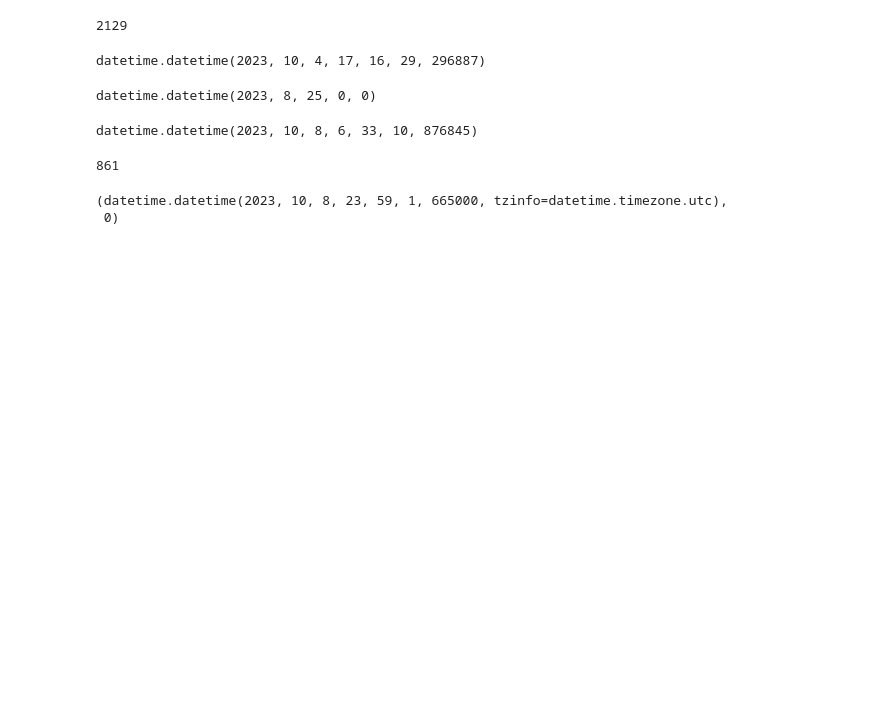
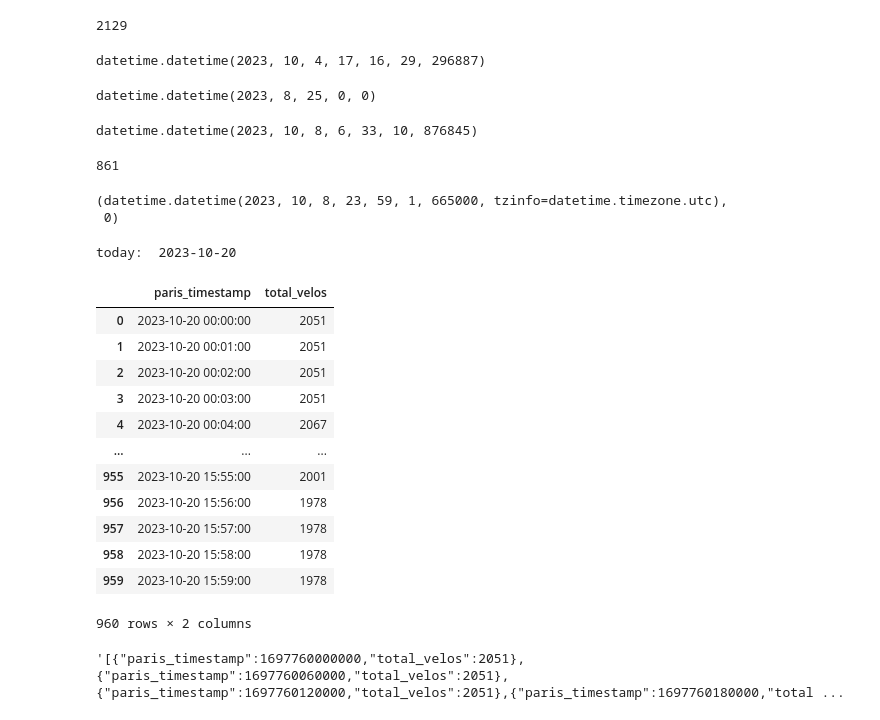
Before and after one commit to yzpt/vlille_gcp, a Jupyter notebook: dashboard/nb.ipynb, the cells around one changed output. Saved outputs shown, nothing was run; the diff lists cells and outputs as text; code cells hidden in the pictures; blank space fills up the shorter version.

```diff
--- a/dashboard/nb.ipynb
+++ b/dashboard/nb.ipynb
@@ -910,3 +911,36 @@ data[-1]
 # %% [output]
 (datetime.datetime(2023, 10, 8, 23, 59, 1, 665000, tzinfo=datetime.timezone.utc),
  0)
+# %%
+from google.cloud import bigquery
+from datetime import datetime, timedelta
+import os
+import pandas as pd
+
+os.environ["GOOGLE_APPLICATION_CREDENTIALS"] = "app/key-vlille-gcp.json"
+
+client = bigquery.Client()
+
+today = (datetime.utcnow() + timedelta(hours=2)).date()
+print('today: ', today)
+query = f"""
+        SELECT TIMESTAMP_ADD(record_timestamp, INTERVAL 2 HOUR) AS paris_timestamp,
+            SUM(nb_velos_dispo) AS total_velos
+        FROM
+            `vlille-gcp.vlille_gcp_dataset.records`
+        WHERE
+            record_timestamp >= TIMESTAMP_SUB('{today}', INTERVAL 2 HOUR)
+        GROUP BY
+            paris_timestamp
+        HAVING
+            total_velos > 1500 AND total_velos < 2300
+        ORDER BY
+            paris_timestamp ASC;
+        """
+
+# Run the BigQuery query
+query_job = client.query(query)
+results = query_job.result()
+data = [(row.paris_timestamp, row.total_velos) for row in results if row.total_velos > 1500 and row.total_velos < 2300]
+# %% [output]
+today:  2023-10-20
@@ -912,0 +951,41 @@ data[-1]
+# %%
+def add_missing_rows(input_df):
+    new_rows = []
+    for index, row in input_df.iterrows():
+        if index < len(input_df) - 1:
+            next_row = input_df.iloc[index + 1]
+            time_diff = (next_row['paris_timestamp'] - row['paris_timestamp']).total_seconds()
+            if time_diff > 60:  # If the time difference is greater than 1 minute
+                current_time = row['paris_timestamp']
+                while (current_time + timedelta(minutes=1)) < next_row['paris_timestamp']:
+                    current_time += timedelta(minutes=1)
+                    new_row = {
+                        'paris_timestamp': current_time,
+                        'total_velos': row['total_velos']
+                    }
+                    new_rows.append(new_row)
+    # Create a new DataFrame with missing rows
+    new_df = pd.concat([input_df, pd.DataFrame(new_rows)], ignore_index=True)
+    # Sort the DataFrame by 'paris_timestamp'
+    new_df = new_df.sort_values(by='paris_timestamp').reset_index(drop=True)
+    return new_df
+# %%
+df = pd.DataFrame(data, columns=['paris_timestamp', 'total_velos'])
+df['paris_timestamp'] = pd.to_datetime(df['paris_timestamp']).dt.strftime('%Y-%m-%d %H:%M')
+df['paris_timestamp'] = pd.to_datetime(df['paris_timestamp'])
+df = add_missing_rows(df)
+df
+# %% [output]
+|  | paris_timestamp | total_velos |
+| 0 | 2023-10-20 00:00:00 | 2051 |
+| 1 | 2023-10-20 00:01:00 | 2051 |
+| 2 | 2023-10-20 00:02:00 | 2051 |
+| 3 | 2023-10-20 00:03:00 | 2051 |
+| 4 | 2023-10-20 00:04:00 | 2067 |
+| ... | ... | ... |
+| 955 | 2023-10-20 15:55:00 | 2001 |
+| 956 | 2023-10-20 15:56:00 | 1978 |
+| 957 | 2023-10-20 15:57:00 | 1978 |
+| 958 | 2023-10-20 15:58:00 | 1978 |
+| 959 | 2023-10-20 15:59:00 | 1978 |
+960 rows × 2 columns
@@ -912,0 +1007,4 @@ data[-1]
+# %%
+allo
+# %% [output]
+'[{"paris_timestamp":1697760000000,"total_velos":2051},{"paris_timestamp":1697760060000,"total_velos":2051},{"paris_timestamp":1697760120000,"total_velos":2051},{"paris_timestamp":1697760180000,"total ...
```
Also changed, not shown: parts of 7 cells of this notebook, 12 other files.
